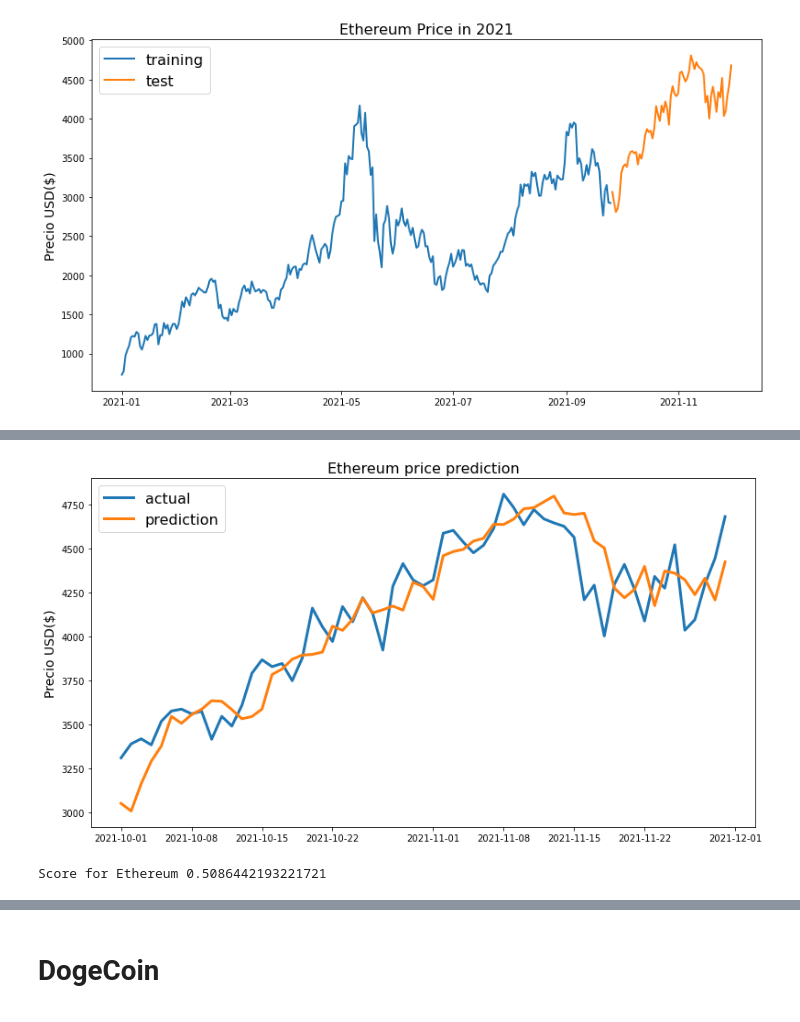
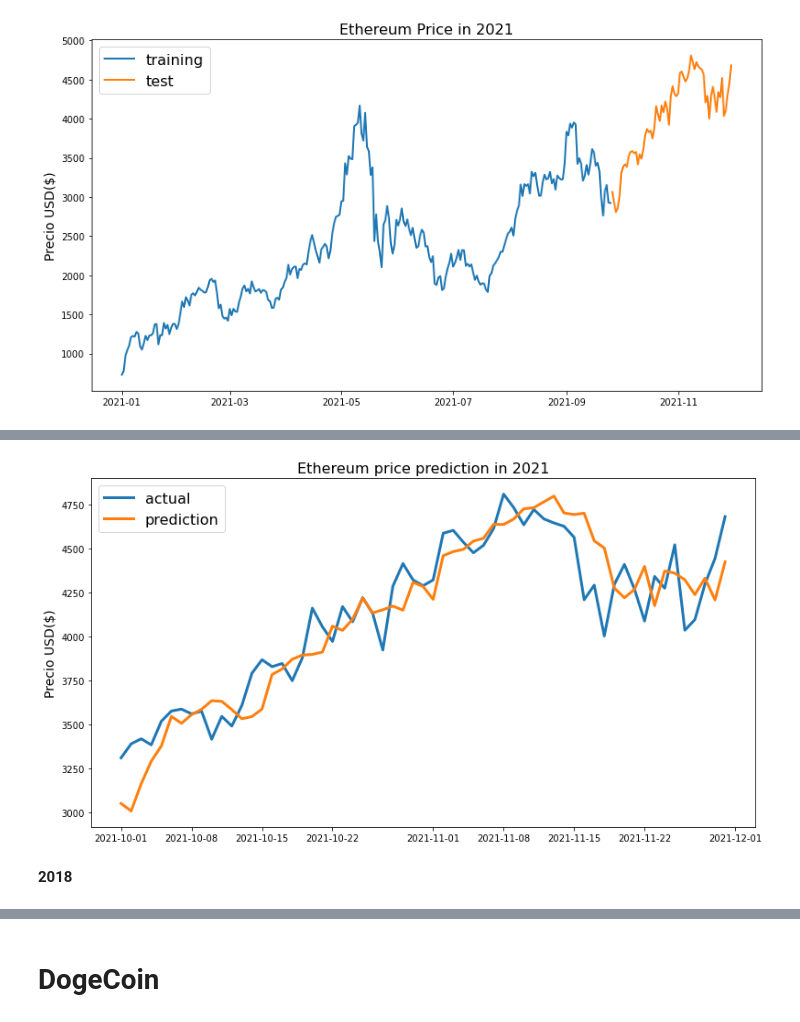
Before and after one commit to cato20/cryptocurrencies-ds, a Jupyter notebook: notebooks/Model_Price_Prediction.ipynb, the cells around one changed output, grey strips where cells are left out. Saved outputs shown, nothing was run; the diff lists cells and outputs as text; code cells hidden in the pictures.

```diff
--- a/notebooks/Model_Price_Prediction.ipynb
+++ b/notebooks/Model_Price_Prediction.ipynb
@@ -180,12 +185,15 @@ def reshape_dataset(train_dataset):
 X_train_2D = reshape_dataset(X_train)
 X_test_2D = reshape_dataset(X_test)
 # %%
-from sklearn import svm
-from sklearn.metrics import mean_absolute_error
+def SVR_Model(X_train_2D,y_train, X_test_2D, y_test):
+    clf = svm.SVR()
+    clf.fit(X_train_2D, y_train)
+    clf_preds = clf.predict(X_test_2D).squeeze()
+    mean_err = mean_absolute_error(clf_preds, y_test)
+    score = clf.score(X_test_2D, y_test)
+    print("Score",score)
+    print("MSE: "+ str(mean_err))
+    return clf_preds
 
-
-clf = svm.SVR()
-clf.fit(X_train_2D, y_train)
-clf_preds = clf.predict(X_test_2D).squeeze()
-mean_absolute_error(clf_preds, y_test)
+clf_preds = SVR_Model(X_train_2D,y_train, X_test_2D, y_test)
 # %% [output]
@@ -193,5 +202,8 @@ mean_absolute_error(clf_preds, y_test)
 # %%
-targets = test['Close'][5:]
-clf_preds = test['Close'].values[:-5] * (clf_preds + 1)
-clf_preds = pd.Series(index=targets.index, data=clf_preds)
-print(targets,clf_preds)
+def getactualNpredictions(test,clf_preds):
+    targets = test['Close'][5:]
+    clf_preds = test['Close'].values[:-5] * (clf_preds + 1)
+    clf_preds = pd.Series(index=targets.index, data=clf_preds)
+    return targets, clf_preds
+
+targets, clf_preds = getactualNpredictions(test, clf_preds)
@@ -257,8 +282,6 @@ train_ethereum, test_ethereum, X_train_ethereum, X_test_ethereum, y_train_ethere
 X_train_2D = reshape_dataset(X_train_ethereum)
 X_test_2D = reshape_dataset(X_test_ethereum)
 # %%
-svm_ethereum = svm.SVR()
-svm_ethereum.fit(X_train_2D, y_train_ethereum)
-y_pred_ethereum = svm_ethereum.predict(X_test_2D).squeeze()
-mean_absolute_error(y_pred_ethereum, y_test_ethereum)
+
+y_pred_ethereum = SVR_Model(X_train_2D,y_train_ethereum, X_test_2D, y_test_ethereum)
 # %% [output]
@@ -266,5 +290,2 @@ mean_absolute_error(y_pred_ethereum, y_test_ethereum)
 # %%
-targets = test_ethereum['Close'][5:]
-y_pred_ethereum = test_ethereum['Close'].values[:-5] * (y_pred_ethereum + 1)
-y_pred_ethereum = pd.Series(index=targets.index, data=y_pred_ethereum)
-print(targets,y_pred_ethereum)
+targets, y_pred_ethereum = getactualNpredictions(test_ethereum, y_pred_ethereum)
@@ -289,9 +292,6 @@ Length: 61, dtype: float64
 # %%
-line_plot(targets, y_pred_ethereum, 'actual', 'prediction', lw=3,title='Ethereum price prediction')
+line_plot(targets, y_pred_ethereum, 'actual', 'prediction', lw=3,title='Ethereum price prediction in 2021')
 # %% [output]
-[figure, old version]
+[figure, new version]
-# %%
-score =svm_ethereum.score(X_test_2D, y_test_ethereum)
-print("Score for Ethereum",score)
-# %% [output]
-Score for Ethereum 0.5086442193221721
+# %% [markdown]
+**2018**
```
Also changed, not shown: parts of 41 cells of this notebook.
